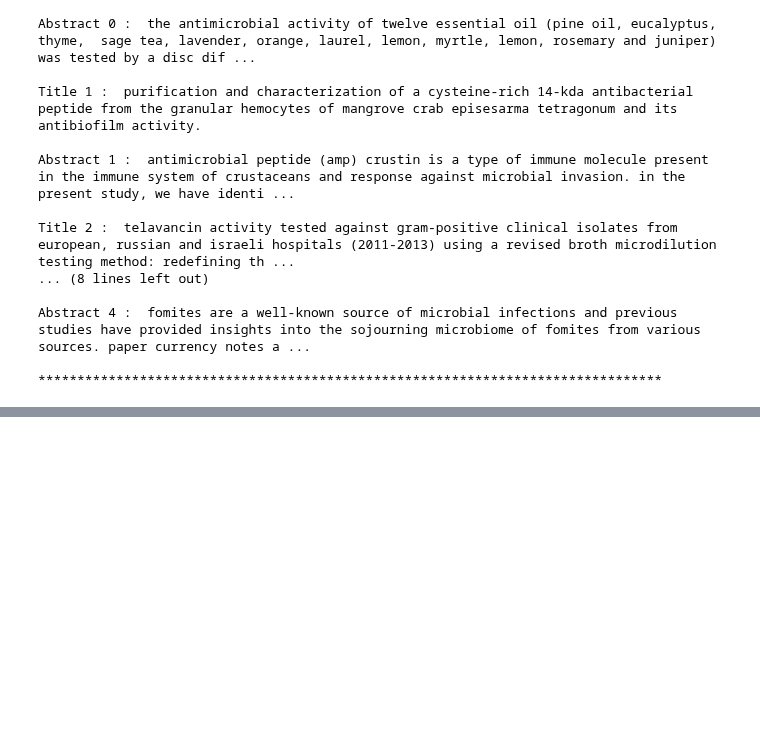
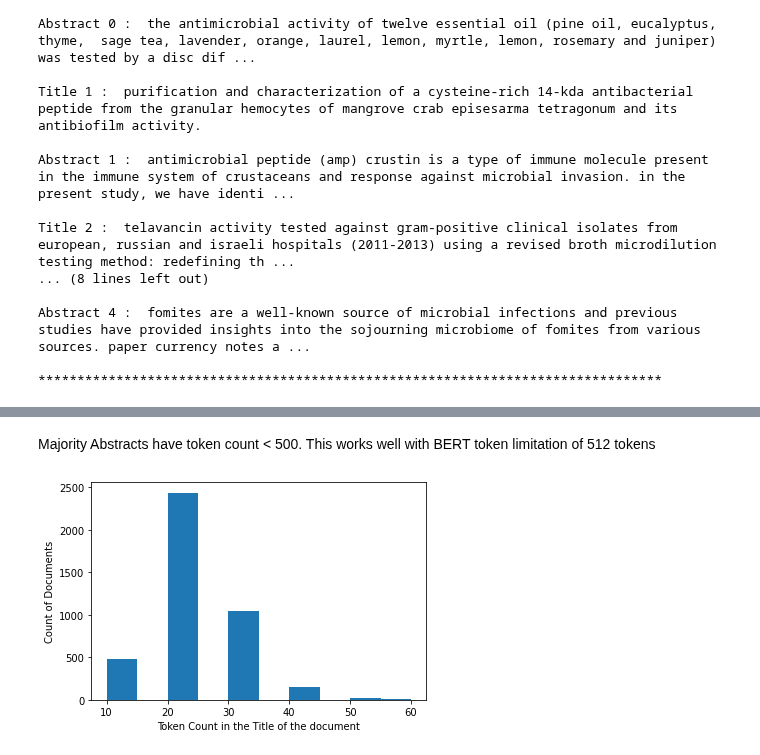
Before and after one commit to suvigyajain0101/CaseStudies, a Jupyter notebook: AdverseEventClassification/EDA.ipynb, the cells around one changed output, grey strips where cells are left out. Cells and saved outputs as stored; diff of their text form; code cells hidden in the pictures; blank space fills up the shorter version.

```diff
--- a/AdverseEventClassification/EDA.ipynb
+++ b/AdverseEventClassification/EDA.ipynb
@@ -128,0 +187,8 @@ Abstract 4 :  fomites are a well-known source of microbial infections and previo
+# %% [markdown]
+Majority Abstracts have token count < 500. This works well with BERT token limitation of 512 tokens
+# %%
+plt.hist(df['binned_title_tokens'], density=False)
+plt.ylabel('Count of Documents')
+plt.xlabel('Token Count in the Title of the document');
+# %% [output]
+[figure, added]
```
Also changed, not shown: parts of 12 cells of this notebook.
